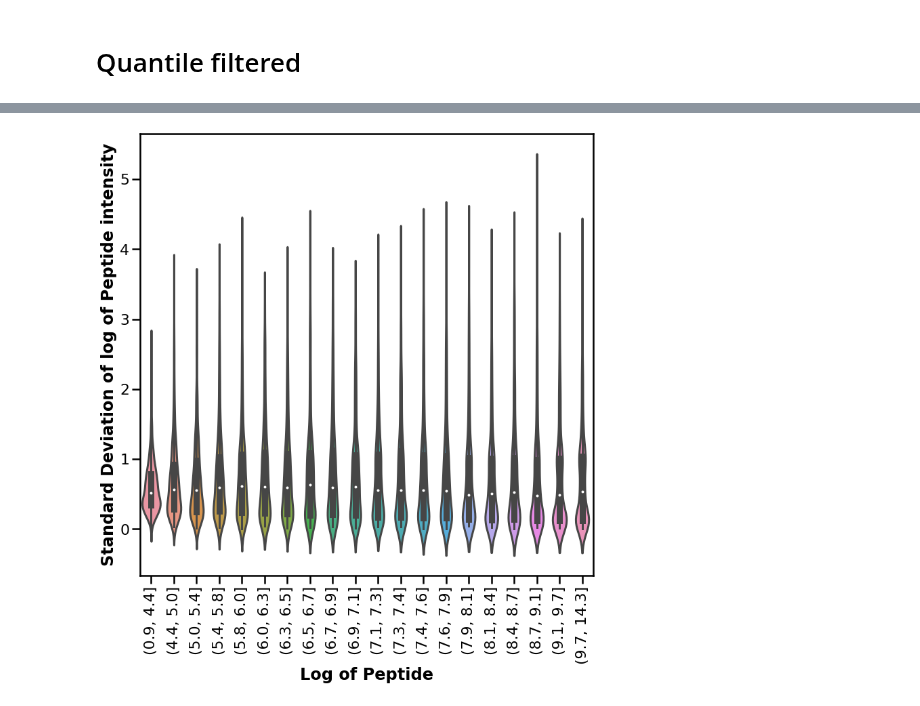
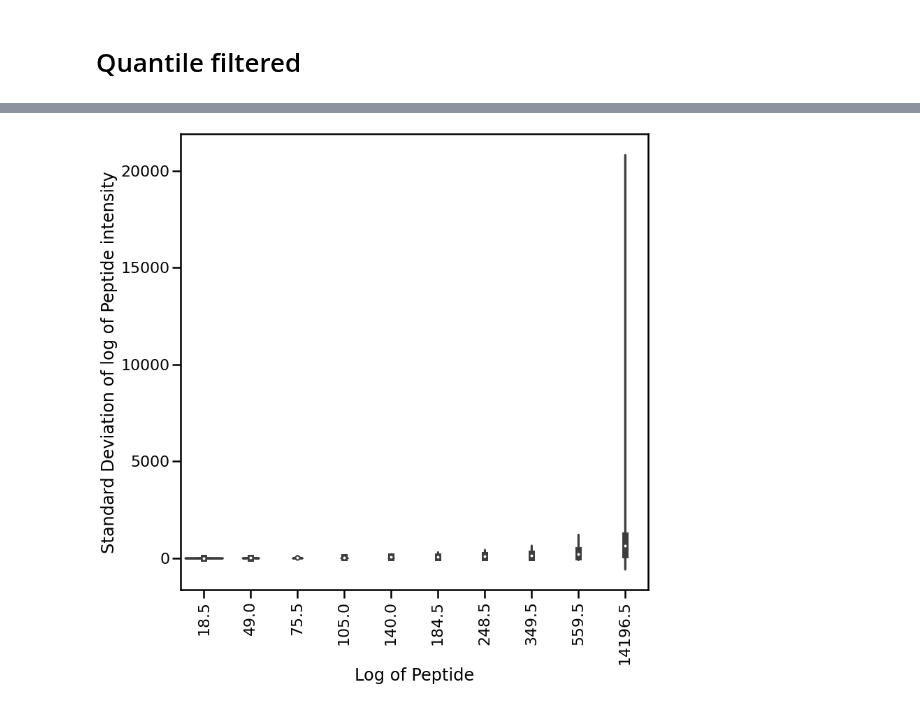
Before and after one commit to statisticalbiotechnology/dia_sum, a Jupyter notebook: result/2021-09-15_violin_and_PXD017705_library_filtering/2021-05-06-violinplot-DIANN.ipynb, the cells around one changed output, grey strips where cells are left out. Drawn from its saved outputs; the diff is of its cells as text; code cells hidden in the pictures.

Commit message:
updated notebook to produce mu_sigma_plots

```diff
--- a/result/2021-09-15_violin_and_PXD017705_library_filtering/2021-05-06-violinplot-DIANN.ipynb
+++ b/result/2021-09-15_violin_and_PXD017705_library_filtering/2021-05-06-violinplot-DIANN.ipynb
@@ -99,2 +101,2 @@ df = df[df["q_value"] < 0.01]
 # %%
-df["intensity"] = np.log2(df["intensity"])
+#df["intensity"] = np.log2(df["intensity"])
@@ -318,6 +314,10 @@ ax.tick_params(axis='x', which='major',labelrotation=90)
 # %% [markdown]
 # Quantile filtered
 # %%
-df_stats["quantile_bin_mu"] = pd.qcut(df_stats["mu"], q=20, precision = 0)
+q = 10
+
+df_stats["quantile_bin_mu"] = pd.qcut(df_stats["mu"], q=10, precision = 0)
+# %%
+bin_median_function = lambda x: round((x.left + x.right)/2, 2)
 # %%
-df_stats["quantile_bin_mu"]
+df_stats["quantile_bin_mu_median_of_bin_range"] = df_stats["quantile_bin_mu"].apply(bin_median_function)
@@ -339,26 +324,26 @@ Categories (20, interval[float64]): [(0.9, 4.4] < (4.4, 5.0] < (5.0, 5.4] < (5.4
 # %%
 f, ax = plt.subplots(1, 1, figsize = (12,12))
-sns.violinplot(x='quantile_bin_mu', y='std', data=df_stats, ax=ax)
+sns.violinplot(x='quantile_bin_mu_median_of_bin_range', y='std', data=df_stats, ax=ax)
 #ax.set_title("Mean vs Standard Deviation of Logarithm of Peptide Intensity, quantile binned", fontsize = 26, fontweight = "bold")
 #ax.set_title("Mean vs Standard Deviation of Peptide Intensity, quantile binned", fontsize = 26, fontweight = "bold")
 
 #ax.set_ylabel("Standard Deviation of Logarithm of Peptide intensity", fontsize=26, fontweight="bold")
 #ax.set_xlabel("Logarithm of Peptide", fontsize=26, fontweight="bold")
 
 #ax.set_ylabel("Standard Deviation of Peptide intensity", fontsize=26, fontweight="bold")
 #ax.set_xlabel(" Peptide intensity", fontsize=26, fontweight="bold")
 
 
 #ax.tick_params(axis='x', which='major', labelsize=22, labelrotation=90)
 #ax.tick_params(axis='y', which='major', labelsize=22)
 
 #ax.set_title("mu vs std for log-transformed peptide values", fontsize = 18, fontweight = "bold")
 #ax.set_ylabel("std", fontsize=18, fontweight="bold")
-ax.set_ylabel("Standard Deviation of log of Peptide intensity", fontweight = "bold")
+ax.set_ylabel("Standard Deviation of log of Peptide intensity")
 #ax.set_xlabel("binned mean peptide intensity", fontsize=18, fontweight="bold")
-ax.set_xlabel("Log of Peptide", fontweight="bold")
+ax.set_xlabel("Log of Peptide")
 #ax.tick_params(axis='x', which='major', labelsize=14, labelrotation=90)
 ax.tick_params(axis='x', which='major',labelrotation=90)
 #ax.tick_params(axis='y', which='major', labelsize=14)
 # %% [output]
-[figure, old version]
+[figure, new version]
```
Also changed, not shown: parts of 28 cells of this notebook, 6 other files.
